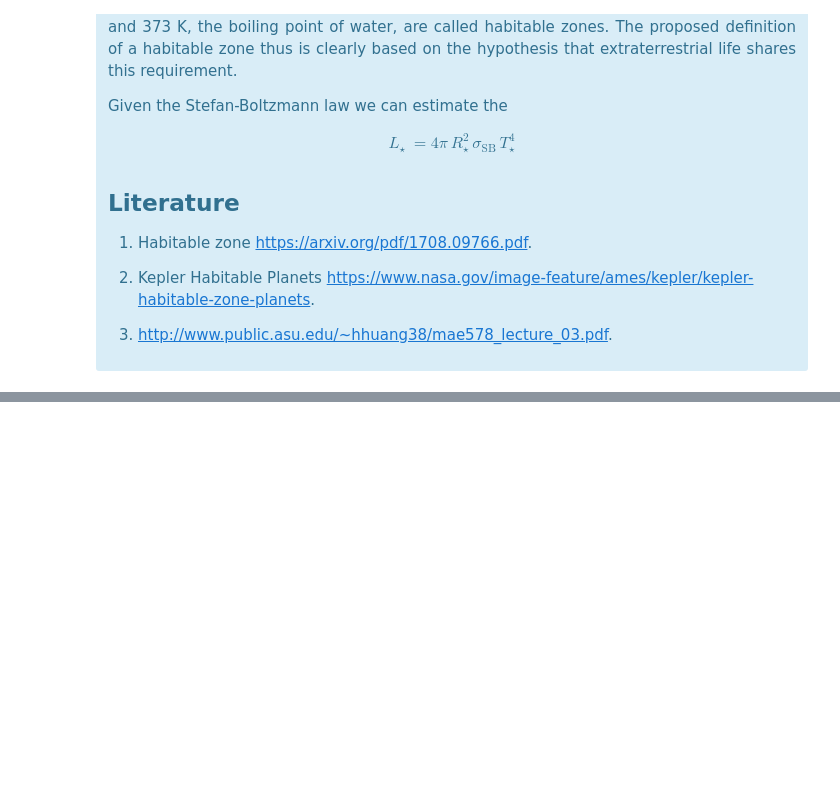
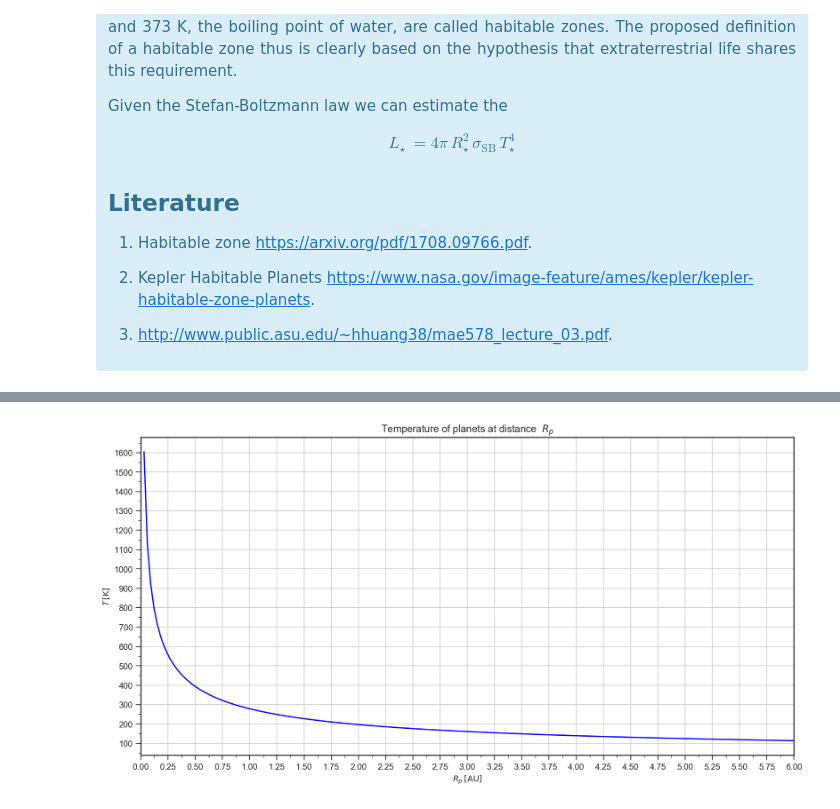
Before and after one commit to jjasche/blackbody, a Jupyter notebook: habitable_zone.ipynb, the cells around one changed output, grey strips where cells are left out. Cells and saved outputs as stored; diff of their text form; code cells hidden in the pictures; blank space fills up the shorter version.

```diff
--- a/habitable_zone.ipynb
+++ b/habitable_zone.ipynb
@@ -216,3 +216,7 @@ To toggle on/off the raw code, click <a href="javascript:code_toggle()">here</a>
         }
     );
 </script>
+# %%
+planet_temperature(Lstar=Lsun)
+# %% [output]
+[figure, added]
```
Also changed, not shown: 1 other file.
